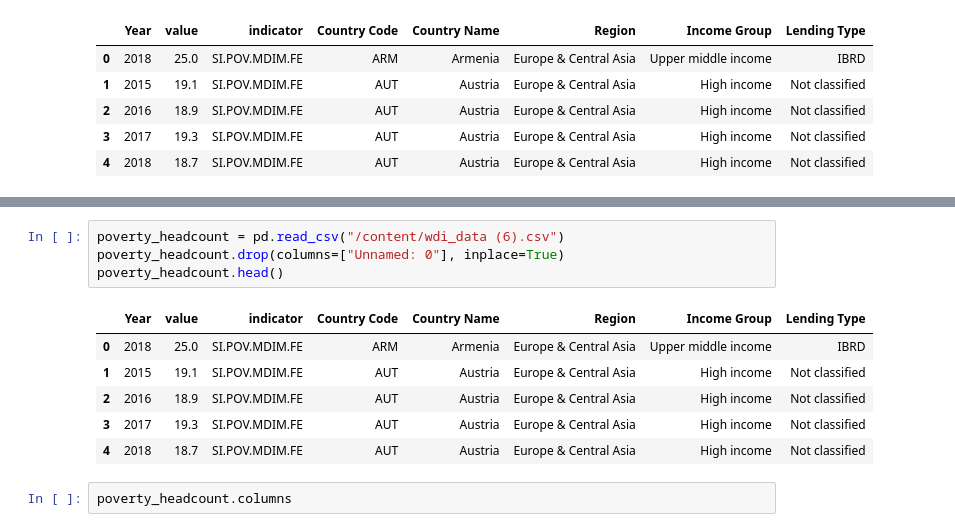
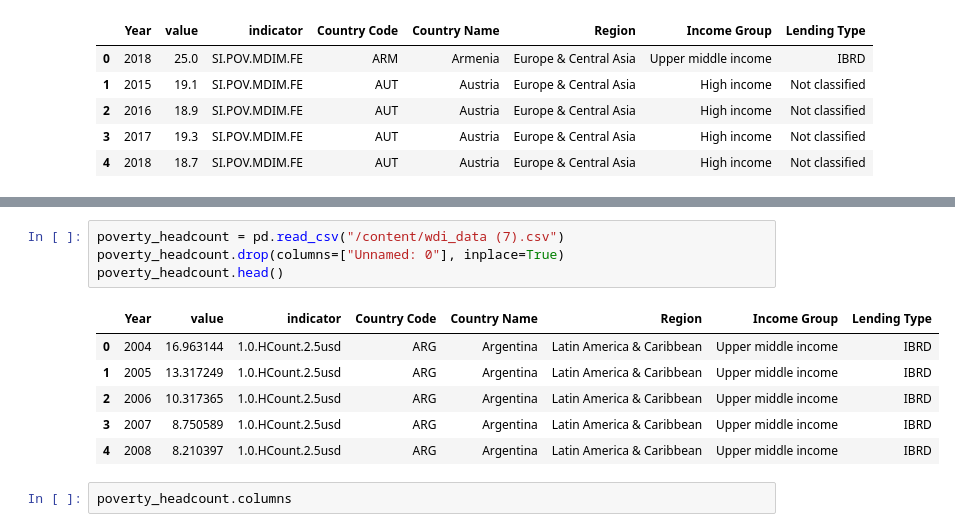
Before and after one commit to DATA-690-FALL-2021/Data690_Sai, a Jupyter notebook: individual_project/Part_B_Draft.ipynb, the cells around one changed output, grey strips where cells are left out. Saved outputs shown, nothing was run; the diff lists cells and outputs as text.

```diff
--- a/individual_project/Part_B_Draft.ipynb
+++ b/individual_project/Part_B_Draft.ipynb
@@ -67,14 +67,14 @@ df_2000.sample(10)
 # %%
-poverty_headcount = pd.read_csv("/content/wdi_data (6).csv")
+poverty_headcount = pd.read_csv("/content/wdi_data (7).csv")
 poverty_headcount.drop(columns=["Unnamed: 0"], inplace=True)
 poverty_headcount.head()
 # %% [output]
 |  | Year | value | indicator | Country Code | Country Name | Region | Income Group | Lending Type |
-| 0 | 2018 | 25.0 | SI.POV.MDIM.FE | ARM | Armenia | Europe & Central Asia | Upper middle income | IBRD |
-| 1 | 2015 | 19.1 | SI.POV.MDIM.FE | AUT | Austria | Europe & Central Asia | High income | Not classified |
-| 2 | 2016 | 18.9 | SI.POV.MDIM.FE | AUT | Austria | Europe & Central Asia | High income | Not classified |
-| 3 | 2017 | 19.3 | SI.POV.MDIM.FE | AUT | Austria | Europe & Central Asia | High income | Not classified |
-| 4 | 2018 | 18.7 | SI.POV.MDIM.FE | AUT | Austria | Europe & Central Asia | High income | Not classified |
+| 0 | 2004 | 16.963144 | 1.0.HCount.2.5usd | ARG | Argentina | Latin America & Caribbean | Upper middle income | IBRD |
+| 1 | 2005 | 13.317249 | 1.0.HCount.2.5usd | ARG | Argentina | Latin America & Caribbean | Upper middle income | IBRD |
+| 2 | 2006 | 10.317365 | 1.0.HCount.2.5usd | ARG | Argentina | Latin America & Caribbean | Upper middle income | IBRD |
+| 3 | 2007 | 8.750589 | 1.0.HCount.2.5usd | ARG | Argentina | Latin America & Caribbean | Upper middle income | IBRD |
+| 4 | 2008 | 8.210397 | 1.0.HCount.2.5usd | ARG | Argentina | Latin America & Caribbean | Upper middle income | IBRD |
 # %%
 poverty_headcount.columns
 # %% [output]
```
Also changed, not shown: parts of 18 cells of this notebook.
